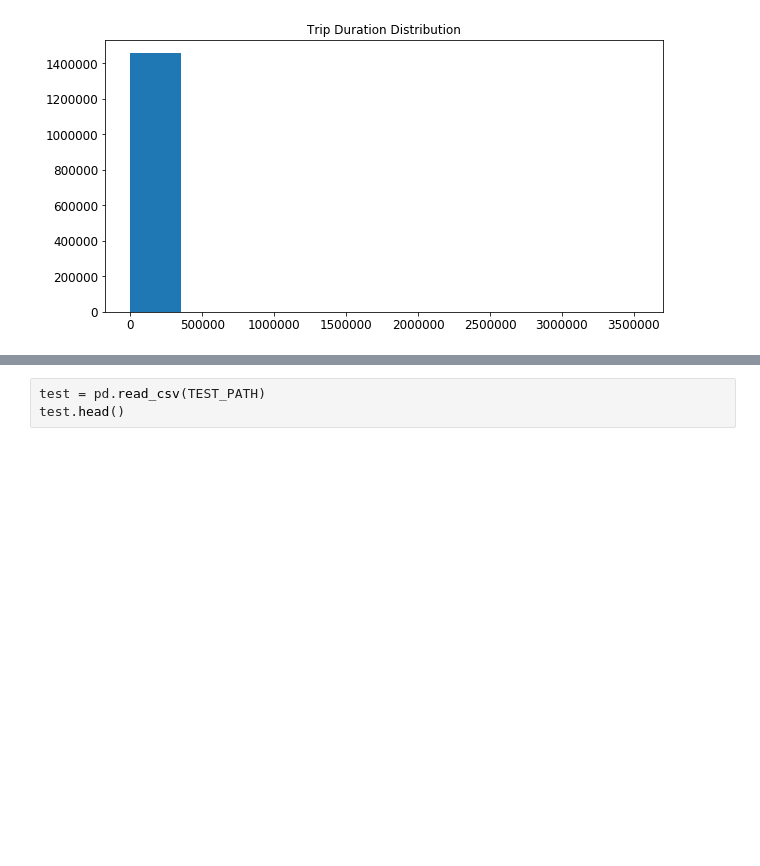
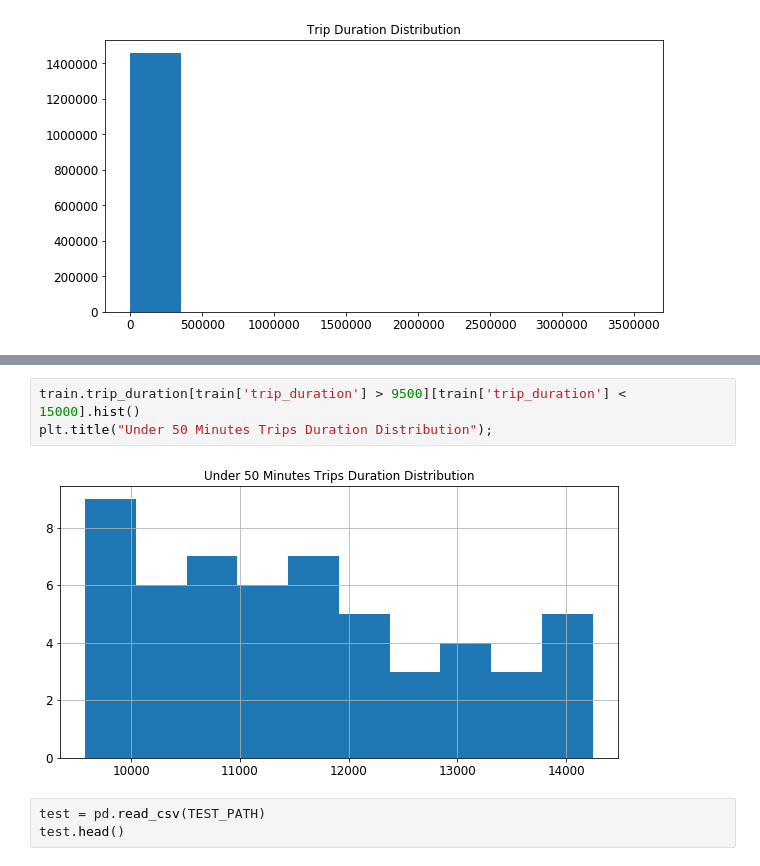
Before and after one commit to Dilva/NYC-Taxi-Trip-Duration, a Jupyter notebook: Taxi Trip Duration I.ipynb, the cells around one changed output, grey strips where cells are left out. Drawn from its saved outputs; the diff is of its cells as text; blank space fills up the shorter version.

```diff
--- a/Taxi Trip Duration I.ipynb
+++ b/Taxi Trip Duration I.ipynb
@@ -72,3 +74,8 @@ plt.title("Under 50 Minutes Trips Duration Distribution");
+# %%
+train.trip_duration[train['trip_duration'] > 9500][train['trip_duration'] < 15000].hist()
+plt.title("Under 50 Minutes Trips Duration Distribution");
+# %% [output]
+[figure, added]
 # %%
 test = pd.read_csv(TEST_PATH)
 test.head()
```
Also changed, not shown: parts of 59 cells of this notebook.
